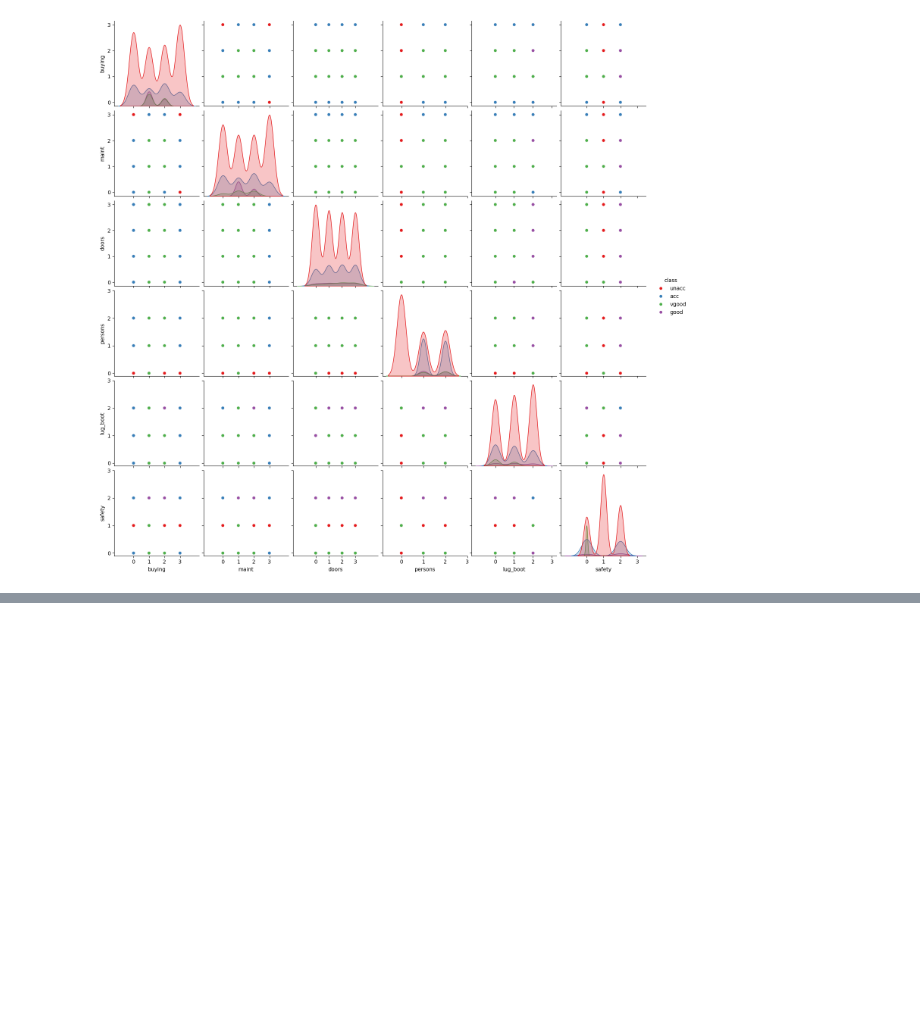
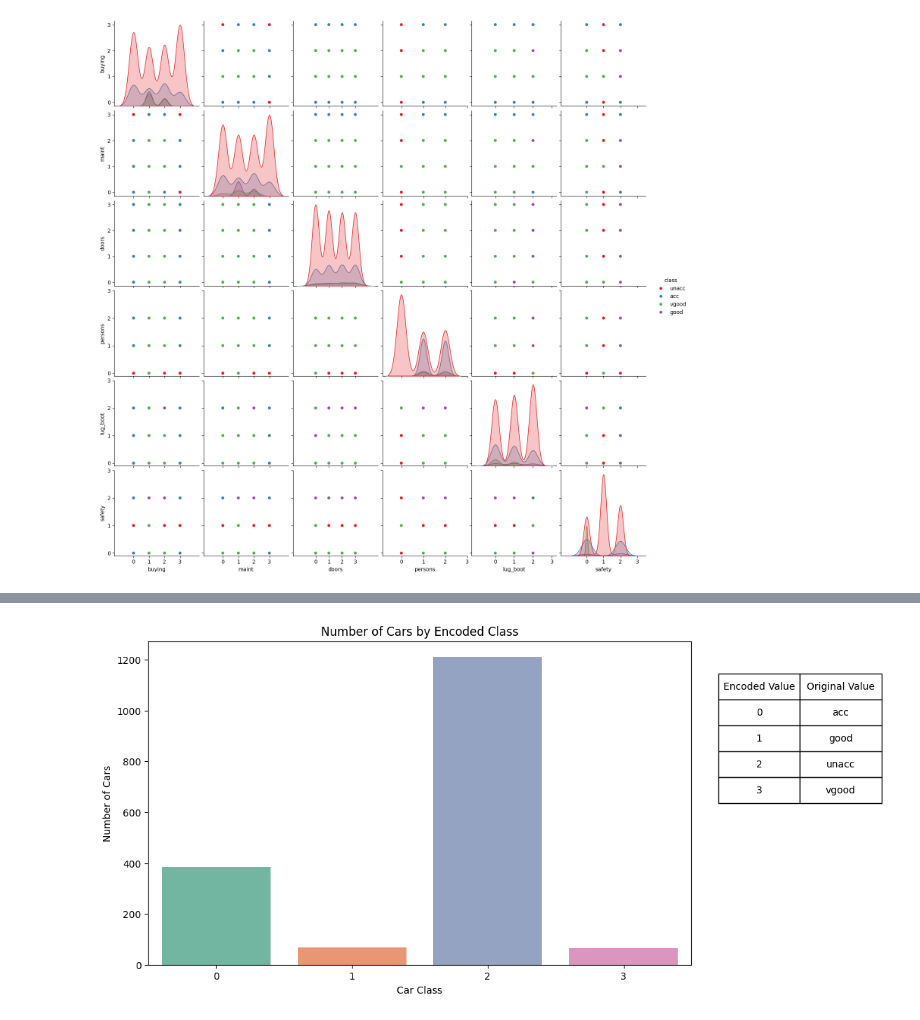
Before and after one commit to thangle253/Project-data-set-Py, a Jupyter notebook: project.ipynb, the cells around one changed output, grey strips where cells are left out. Saved outputs shown, nothing was run; the diff lists cells and outputs as text; code cells hidden in the pictures; blank space fills up the shorter version.

```diff
--- a/project.ipynb
+++ b/project.ipynb
@@ -402,0 +426,24 @@ plt.show()
+# %%
+# Mã hóa cột 'class'
+encoded_df = df.copy()
+encoded_df['class'] = encoded_df['class'].astype('category').cat.codes
+# Tạo ánh xạ từ các giá trị mã hóa trở lại các giá trị ban đầu
+class_mapping = dict(enumerate(df['class'].astype('category').cat.categories))
+# Tính toán số lượng xe theo loại xe đã mã hóa
+class_counts_encoded = encoded_df['class'].value_counts()
+# Vẽ biểu đồ thanh sử dụng dữ liệu đã mã hóa
+plt.figure(figsize=(10, 6))
+sns.barplot(x=class_counts_encoded.index, y=class_counts_encoded.values, palette='Set2')
+
+plt.title('Number of Cars by Encoded Class')
+plt.xlabel('Car Class')
+plt.ylabel('Number of Cars')
+# Tạo bảng chú thích
+table_data = [[encoded_value, original_value] for encoded_value, original_value in class_mapping.items()]
+table = plt.table(cellText=table_data, colLabels=['Encoded Value', 'Original Value'], cellLoc='center', loc='upper right', bbox=[1.05, 0.5, 0.3, 0.4])
+# Điều chỉnh kích thước font của bảng
+table.auto_set_font_size(False)
+table.set_fontsize(10)
+plt.show()
+# %% [output]
+[figure, added]
```
Also changed, not shown: parts of 5 cells of this notebook, 1 other file.
